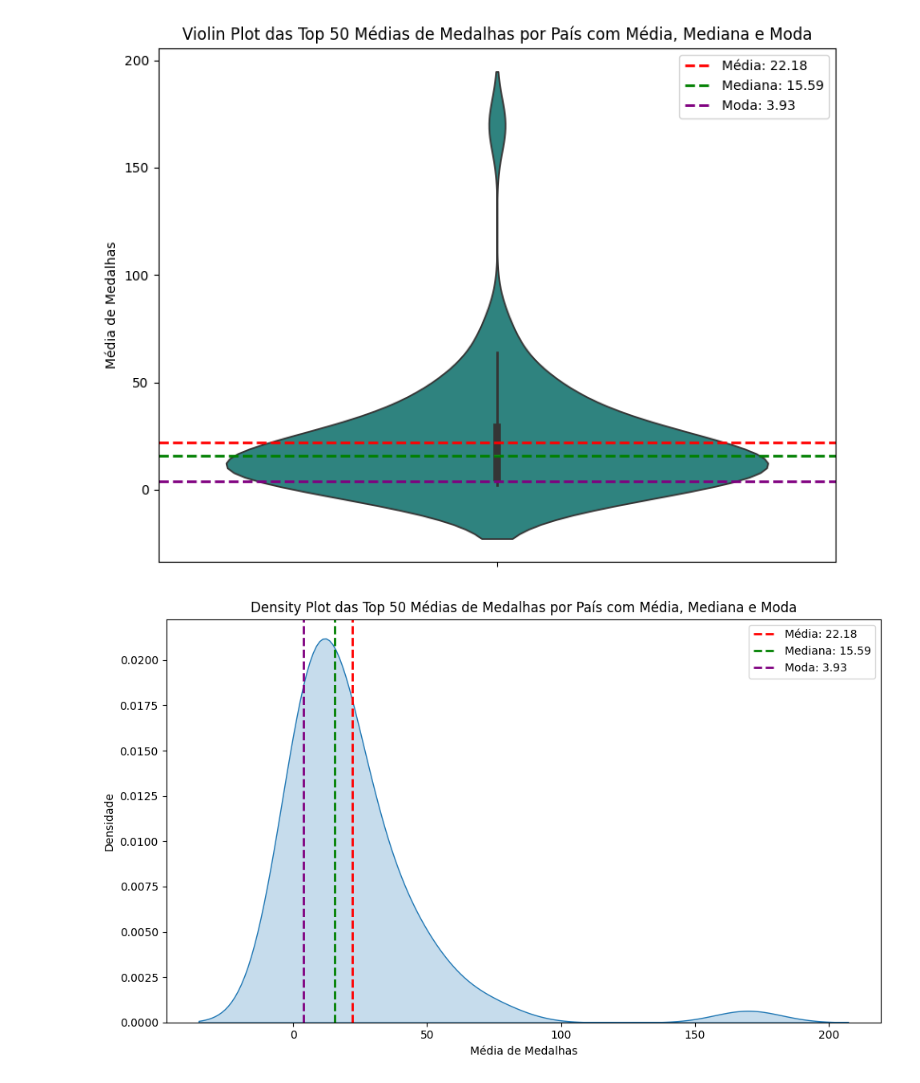
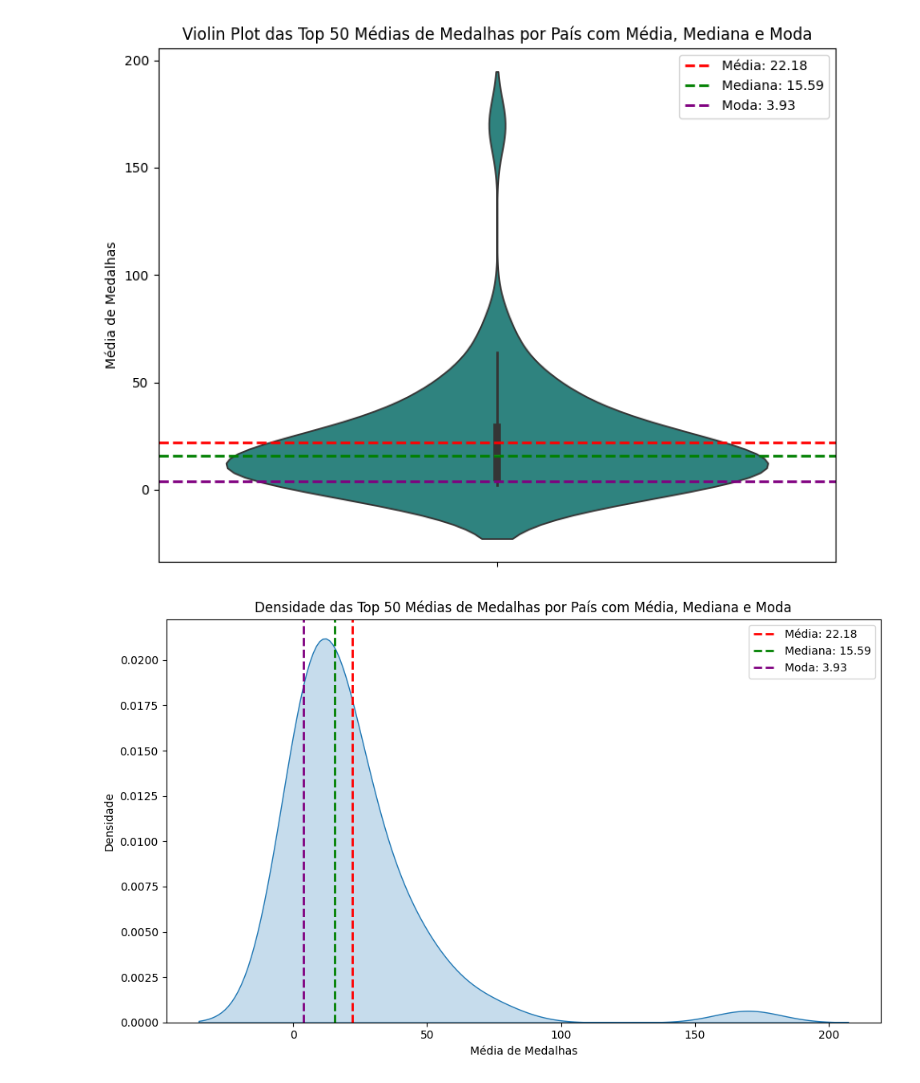
Before and after one commit to TiagoBressane/LMS_ADA, a Jupyter notebook: jogos_olimpicos.ipynb, the cells around one changed output. Drawn from its saved outputs; the diff is of its cells as text; code cells hidden in the pictures.

```diff
--- a/jogos_olimpicos.ipynb
+++ b/jogos_olimpicos.ipynb
@@ -94,8 +94,8 @@ print(f"A mediana das top 50 médias de medalhas por país é: {median_of_top_me
 # %% [output]
 A mediana das top 50 médias de medalhas por país é: 15.59
 # %%
-mode_of_top_medias = top_medias.mode().tolist()
-print(f"A moda das top 50 médias de medalhas por país é: {mode_of_top_medias}")
+moda_top_medias = top_medias.mode().tolist()
+print(f"A moda das top 50 médias de medalhas por país é: {moda_top_medias}")
 # %% [output]
 A moda das top 50 médias de medalhas por país é: [3.925925925925926]
 # %%
@@ -120,13 +120,13 @@ Passing `palette` without assigning `hue` is deprecated and will be removed in v
   sns.barplot(x=top_medias.index, y=top_medias.values, palette='viridis')
 [figure]
 # %%
-# Boxplot for the distribution of the top 50 average medals
+# Boxplot para a distribuição das top 50 médias de medalhas
 plt.figure(figsize=(8, 6))
 sns.boxplot(y=top_medias, palette='viridis')
-plt.axhline(mean_of_top_medias, color='r', linestyle='dashed', linewidth=2, label=f'Média: {mean_of_top_medias:.2f}')
-plt.axhline(median_of_top_medias, color='g', linestyle='dashed', linewidth=2, label=f'Mediana: {median_of_top_medias:.2f}')
-for mode_val in mode_of_top_medias:
-    plt.axhline(mode_val, color='purple', linestyle='dashed', linewidth=2, label=f'Moda: {mode_val:.2f}')
+plt.axhline(media_top_medias, color='r', linestyle='dashed', linewidth=2, label=f'Média: {media_top_medias:.2f}')
+plt.axhline(mediana_top_medias, color='g', linestyle='dashed', linewidth=2, label=f'Mediana: {mediana_top_medias:.2f}')
+for moda_valor in moda_top_medias:
+    plt.axhline(moda_valor, color='purple', linestyle='dashed', linewidth=2, label=f'Moda: {moda_valor:.2f}')
 plt.title('Boxplot das Top 50 Médias de Medalhas por País')
 plt.ylabel('Média de Medalhas')
 plt.legend()
@@ -141,10 +141,10 @@ Passing `palette` without assigning `hue` is deprecated and will be removed in v
 # Histograma
 plt.figure(figsize=(10, 6))
 sns.histplot(top_medias, kde=True, bins=10)
-plt.axvline(mean_of_top_medias, color='r', linestyle='dashed', linewidth=2, label=f'Média: {mean_of_top_medias:.2f}')
-plt.axvline(median_of_top_medias, color='g', linestyle='dashed', linewidth=2, label=f'Mediana: {median_of_top_medias:.2f}')
-for mode_val in mode_of_top_medias:
-    plt.axvline(mode_val, color='purple', linestyle='dashed', linewidth=2, label=f'Moda: {mode_val:.2f}')
+plt.axvline(media_top_medias, color='r', linestyle='dashed', linewidth=2, label=f'Média: {media_top_medias:.2f}')
+plt.axvline(mediana_top_medias, color='g', linestyle='dashed', linewidth=2, label=f'Mediana: {mediana_top_medias:.2f}')
+for moda_valor in moda_top_medias:
+    plt.axvline(moda_valor, color='purple', linestyle='dashed', linewidth=2, label=f'Moda: {moda_valor:.2f}')
 plt.title('Histograma das Top 50 Médias de Medalhas por País com Média, Mediana e Moda')
 plt.xlabel('Média de Medalhas')
 plt.ylabel('Frequência')
@@ -154,13 +154,13 @@ plt.show()
 # %% [output]
 [figure]
 # %%
-# Violin Plot
+# Violino
 plt.figure(figsize=(8, 6))
 sns.violinplot(y=top_medias, palette='viridis')
-plt.axhline(mean_of_top_medias, color='r', linestyle='dashed', linewidth=2, label=f'Média: {mean_of_top_medias:.2f}')
-plt.axhline(median_of_top_medias, color='g', linestyle='dashed', linewidth=2, label=f'Mediana: {median_of_top_medias:.2f}')
-for mode_val in mode_of_top_medias:
-    plt.axhline(mode_val, color='purple', linestyle='dashed', linewidth=2, label=f'Moda: {mode_val:.2f}')
+plt.axhline(media_top_medias, color='r', linestyle='dashed', linewidth=2, label=f'Média: {media_top_medias:.2f}')
+plt.axhline(mediana_top_medias, color='g', linestyle='dashed', linewidth=2, label=f'Mediana: {mediana_top_medias:.2f}')
+for moda_valor in moda_top_medias:
+    plt.axhline(moda_valor, color='purple', linestyle='dashed', linewidth=2, label=f'Moda: {moda_valor:.2f}')
 plt.title('Violin Plot das Top 50 Médias de Medalhas por País com Média, Mediana e Moda')
 plt.ylabel('Média de Medalhas')
 plt.legend()
@@ -172,18 +172,18 @@ Passing `palette` without assigning `hue` is deprecated and will be removed in v
   sns.violinplot(y=top_medias, palette='viridis')
 [figure]
 # %%
-# Density Plot
+# Densidade
 plt.figure(figsize=(10, 6))
 sns.kdeplot(top_medias, fill=True)
-plt.axvline(mean_of_top_medias, color='r', linestyle='dashed', linewidth=2, label=f'Média: {mean_of_top_medias:.2f}')
-plt.axvline(median_of_top_medias, color='g', linestyle='dashed', linewidth=2, label=f'Mediana: {median_of_top_medias:.2f}')
-for mode_val in mode_of_top_medias:
-    plt.axvline(mode_val, color='purple', linestyle='dashed', linewidth=2, label=f'Moda: {mode_val:.2f}')
-plt.title('Density Plot das Top 50 Médias de Medalhas por País com Média, Mediana e Moda')
+plt.axvline(media_top_medias, color='r', linestyle='dashed', linewidth=2, label=f'Média: {media_top_medias:.2f}')
+plt.axvline(mediana_top_medias, color='g', linestyle='dashed', linewidth=2, label=f'Mediana: {mediana_top_medias:.2f}')
+for moda_valor in moda_top_medias:
+    plt.axvline(moda_valor, color='purple', linestyle='dashed', linewidth=2, label=f'Moda: {moda_valor:.2f}')
+plt.title('Densidade das Top 50 Médias de Medalhas por País com Média, Mediana e Moda')
 plt.xlabel('Média de Medalhas')
 plt.ylabel('Densidade')
 plt.legend()
 plt.tight_layout()
 plt.show()
 # %% [output]
-[figure, old version]
+[figure, new version]
```
Also changed, not shown: parts of 3 cells of this notebook.
